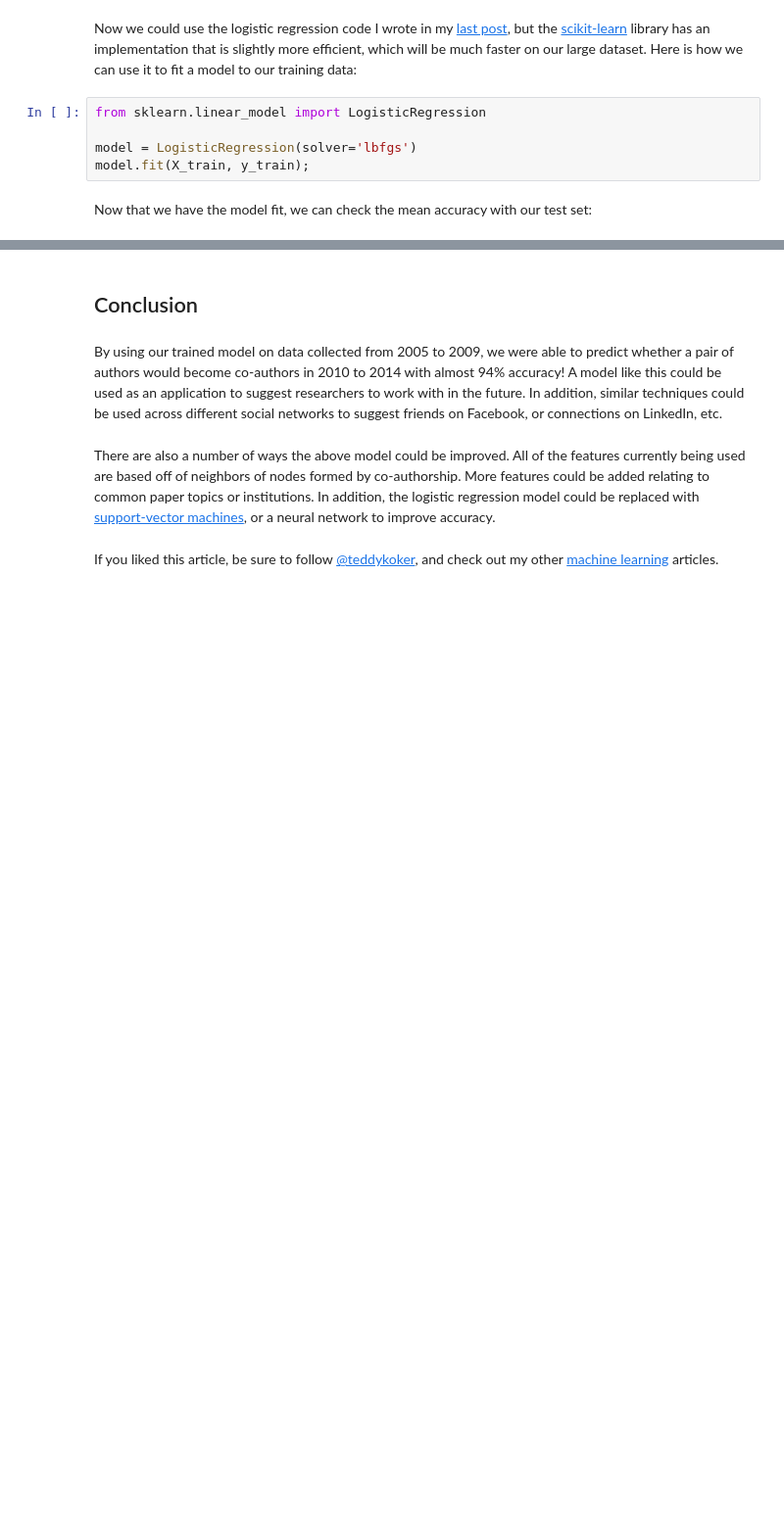
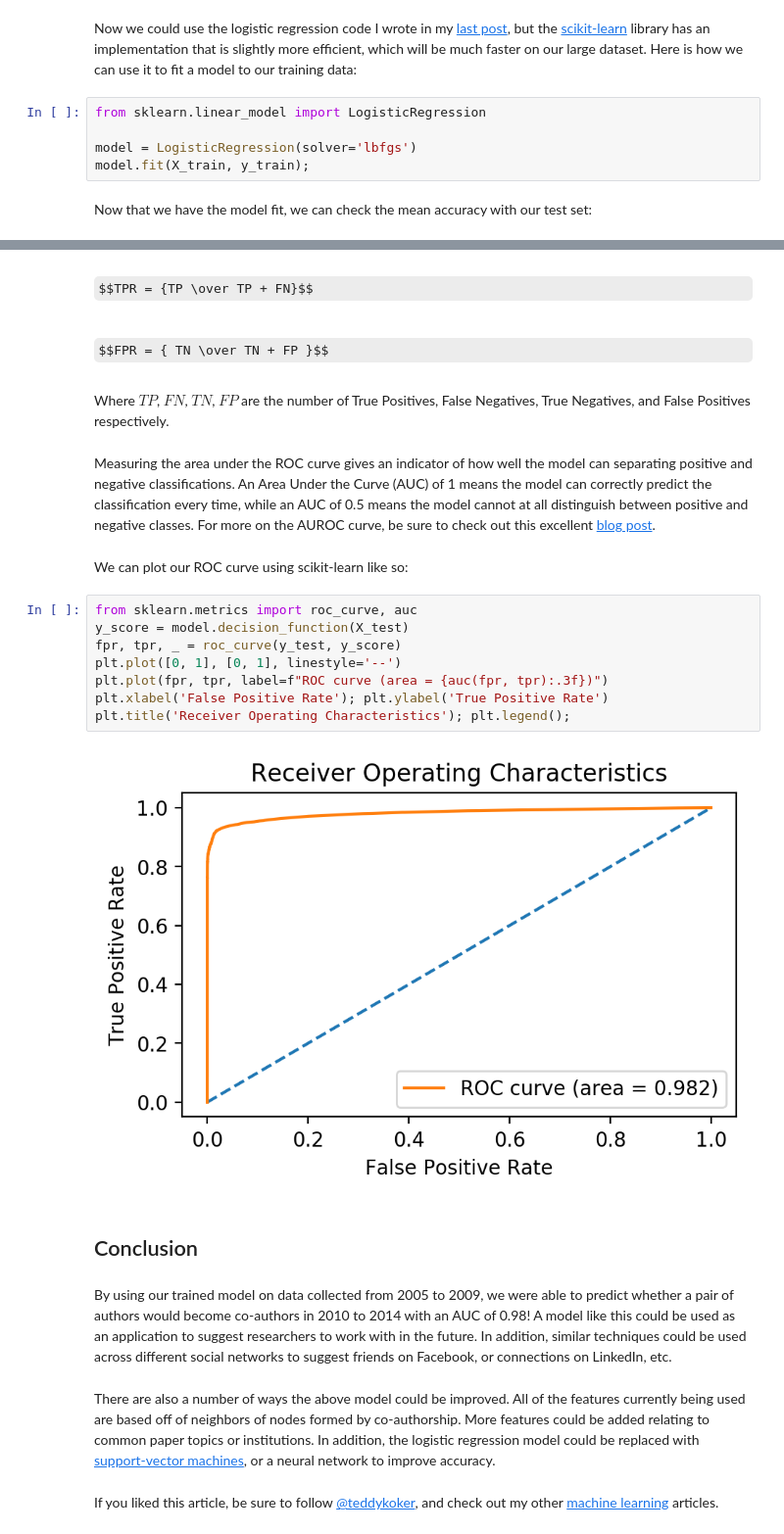
Before and after one commit to teddykoker/blog, a Jupyter notebook: notebooks/predicting-academic-collaboration-with-logistic-regression.ipynb, the cells around one changed output, grey strips where cells are left out. Shown at 98% size. Saved outputs shown, nothing was run; the diff lists cells and outputs as text; some formulas as TeX source; blank space fills up the shorter version.

Commit message:
added roc curve

```diff
--- a/notebooks/predicting-academic-collaboration-with-logistic-regression.ipynb
+++ b/notebooks/predicting-academic-collaboration-with-logistic-regression.ipynb
@@ -202,7 +210,27 @@ Test Accuracy: 0.9373
+# %% [markdown]
+$$TPR = {TP \over TP + FN}$$
+# %% [markdown]
+$$FPR = { TN \over TN + FP }$$
+# %% [markdown]
+Where $TP$, $FN$, $TN$, $FP$ are the number of True Positives, False Negatives, True Negatives, and False Positives respectively.
+# %% [markdown]
+Measuring the area under the ROC curve gives an indicator of how well the model can separating positive and negative classifications. An Area Under the Curve (AUC) of 1 means the model can correctly predict the classification every time, while an AUC of 0.5 means the model cannot at all distinguish between positive and negative classes. For more on the AUROC curve, be sure to check out this excellent [blog post](https://towardsdatascience.com/understanding-auc-roc-curve-68b2303cc9c5).
+# %% [markdown]
+We can plot our ROC curve using scikit-learn like so:
+# %%
+from sklearn.metrics import roc_curve, auc
+y_score = model.decision_function(X_test)
+fpr, tpr, _ = roc_curve(y_test, y_score)
+plt.plot([0, 1], [0, 1], linestyle='--')
+plt.plot(fpr, tpr, label=f"ROC curve (area = {auc(fpr, tpr):.3f})")
+plt.xlabel('False Positive Rate'); plt.ylabel('True Positive Rate')
+plt.title('Receiver Operating Characteristics'); plt.legend();
+# %% [output]
+[figure, added]
 # %% [markdown]
 ## Conclusion
 # %% [markdown]
-By using our trained model on data collected from 2005 to 2009, we were able to predict whether a pair of authors would become co-authors in 2010 to 2014 with almost 94% accuracy! A model like this could be used as an application to suggest researchers to work with in the future. In addition, similar techniques could be used across different social networks to suggest friends on Facebook, or connections on LinkedIn, etc.
+By using our trained model on data collected from 2005 to 2009, we were able to predict whether a pair of authors would become co-authors in 2010 to 2014 with an AUC of 0.98! A model like this could be used as an application to suggest researchers to work with in the future. In addition, similar techniques could be used across different social networks to suggest friends on Facebook, or connections on LinkedIn, etc.
 # %% [markdown]
 There are also a number of ways the above model could be improved. All of the features currently being used are based off of neighbors of nodes formed by co-authorship. More features could be added relating to common paper topics or institutions. In addition, the logistic regression model could be replaced with [support-vector machines](https://en.wikipedia.org/wiki/Support-vector_machine), or a neural network to improve accuracy.
 # %% [markdown]
```
Also changed, not shown: parts of 7 cells of this notebook, 2 other files.
